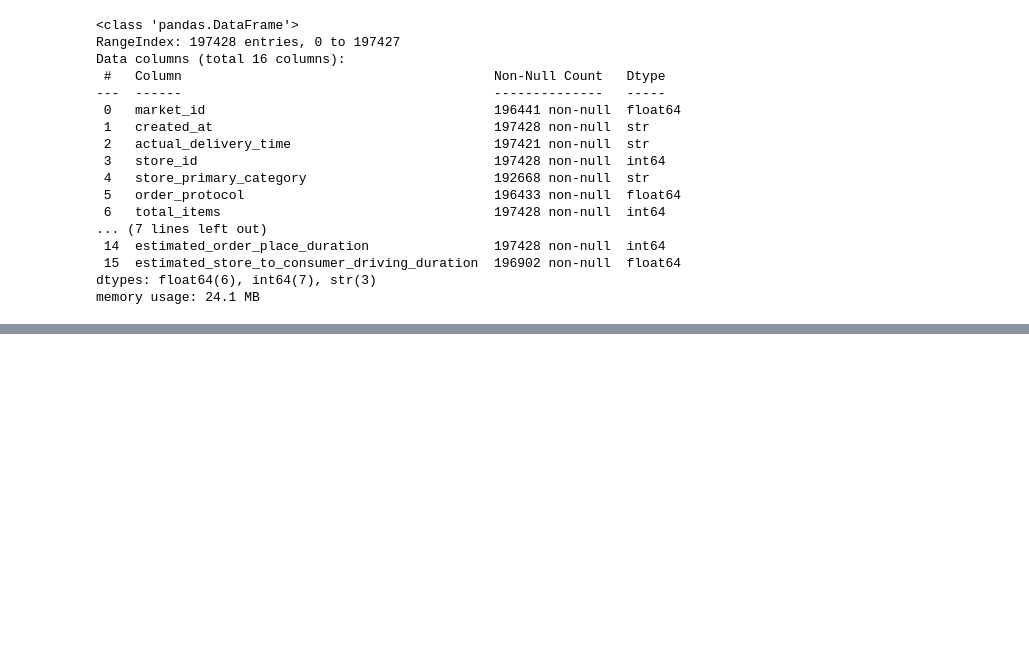
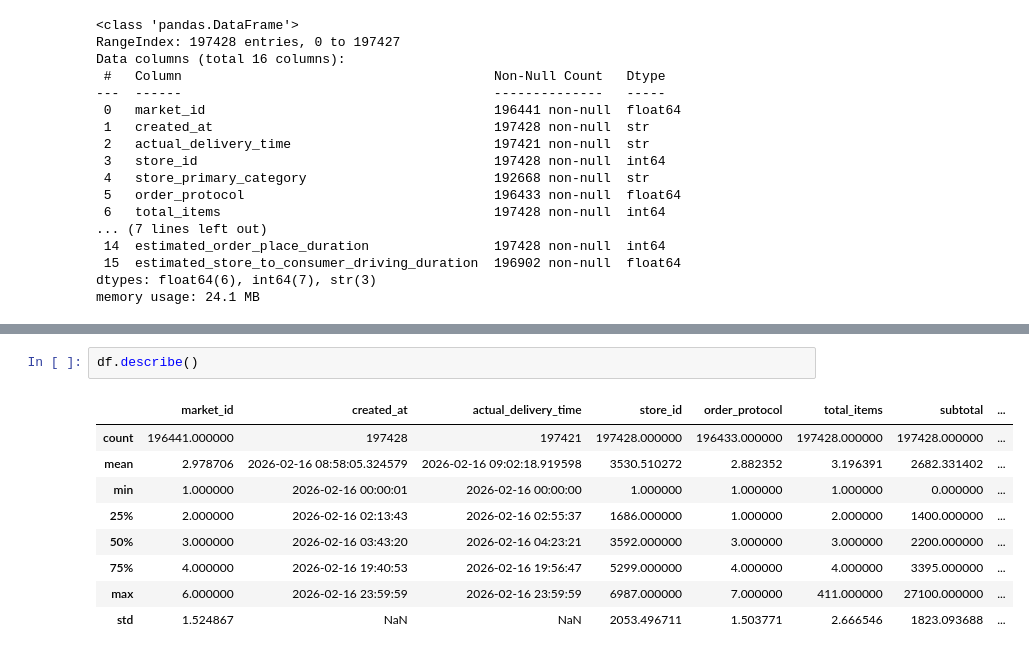
Before and after one commit to Mayuri-GS/Machine-Learning-1491, a Jupyter notebook: Delivery_Duration_Prediction/Delivery_Duration_Prediction.ipynb, the cells around one changed output, grey strips where cells are left out. Drawn from its saved outputs; the diff is of its cells as text; blank space fills up the shorter version.

```diff
--- a/Delivery_Duration_Prediction/Delivery_Duration_Prediction.ipynb
+++ b/Delivery_Duration_Prediction/Delivery_Duration_Prediction.ipynb
@@ -48,0 +78,12 @@ memory usage: 24.1 MB
+# %%
+df.describe()
+# %% [output]
+|  | market_id | created_at | actual_delivery_time | store_id | order_protocol | total_items | subtotal | ... |
+| count | 196441.000000 | 197428 | 197421 | 197428.000000 | 196433.000000 | 197428.000000 | 197428.000000 | ... |
+| mean | 2.978706 | 2026-02-16 08:58:05.324579 | 2026-02-16 09:02:18.919598 | 3530.510272 | 2.882352 | 3.196391 | 2682.331402 | ... |
+| min | 1.000000 | 2026-02-16 00:00:01 | 2026-02-16 00:00:00 | 1.000000 | 1.000000 | 1.000000 | 0.000000 | ... |
+| 25% | 2.000000 | 2026-02-16 02:13:43 | 2026-02-16 02:55:37 | 1686.000000 | 1.000000 | 2.000000 | 1400.000000 | ... |
+| 50% | 3.000000 | 2026-02-16 03:43:20 | 2026-02-16 04:23:21 | 3592.000000 | 3.000000 | 3.000000 | 2200.000000 | ... |
+| 75% | 4.000000 | 2026-02-16 19:40:53 | 2026-02-16 19:56:47 | 5299.000000 | 4.000000 | 4.000000 | 3395.000000 | ... |
+| max | 6.000000 | 2026-02-16 23:59:59 | 2026-02-16 23:59:59 | 6987.000000 | 7.000000 | 411.000000 | 27100.000000 | ... |
+| std | 1.524867 | NaN | NaN | 2053.496711 | 1.503771 | 2.666546 | 1823.093688 | ... |
```
Also changed, not shown: parts of 28 cells of this notebook, 1 other file.
